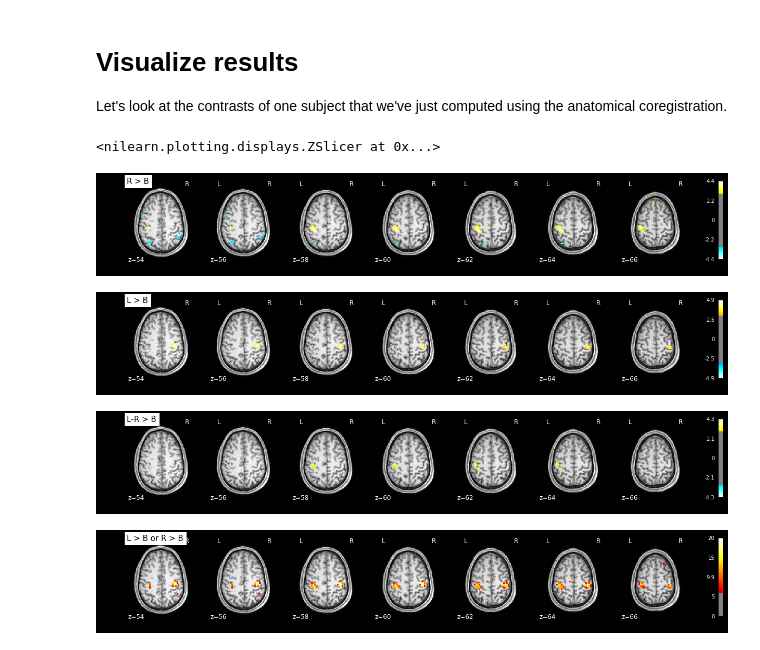
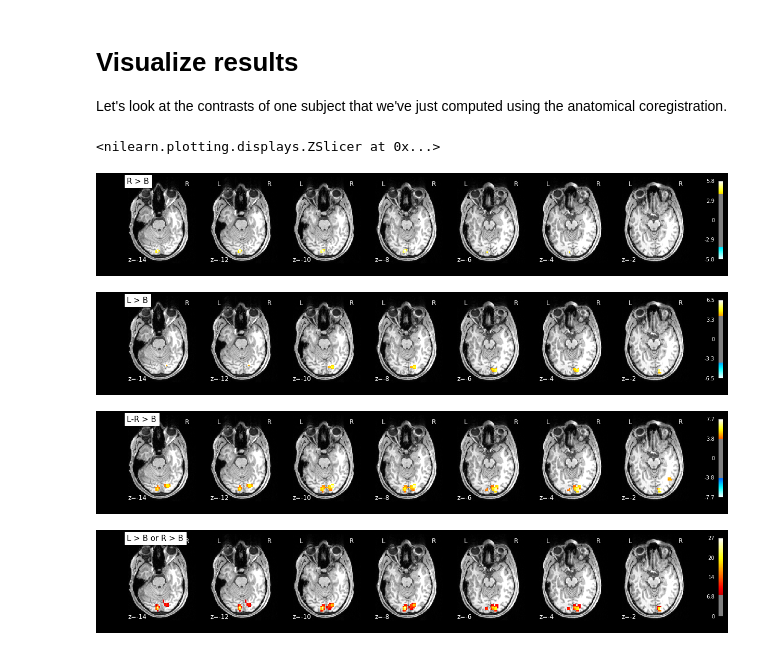
Before and after one commit to asligulkurt/NipypeTutorial, a Jupyter notebook: analysis_pipeline.ipynb, the cells around one changed output. Saved outputs shown, nothing was run; the diff lists cells and outputs as text; code cells hidden in the pictures.

```diff
--- a/preproc_analysis_visual-motor-task.ipynb
+++ b/analysis_pipeline.ipynb
@@ -927,31 +835,31 @@ Let's look at the contrasts of one subject that we've just computed using the an
 # %%
 from nilearn.plotting import plot_stat_map
 anatimg = data_dir+'sub-01/anat/sub-01_T1.nii'
-# cut_coords=(-14,-12,-10,-8,-6,-4,-2)
-cut_coords=(54,56,58,60,62,64,66)
-threshold = 3.0
+cut_coords=(-14,-12,-10,-8,-6,-4,-2)
+# cut_coords=(54,56,58,60,62,64,66)
+threshold = 4.0
 
 
-contrasts_dir = output_dir + '/1stLevel/_fwhm_id_4_run_id_run-04sub-01'
+contrasts_dir = output_dir + '/1stLevel/_fwhm_id_4_run_id_run-01sub-01'
 plot_stat_map(
     contrasts_dir+'/spmT_0001.nii', title=contL1,
     bg_img=anatimg, threshold=threshold, display_mode='z', cut_coords=cut_coords, dim=-1)
 
 plot_stat_map(
     contrasts_dir+'/spmT_0002.nii', title=contL2,
     bg_img=anatimg, threshold=threshold, display_mode='z', cut_coords=cut_coords, dim=-1)
 
 plot_stat_map(
     contrasts_dir+'/spmT_0003.nii', title=contL3,
     bg_img=anatimg, threshold=threshold, display_mode='z', cut_coords=cut_coords, dim=-1)
 
 
 plot_stat_map(
     contrasts_dir+'/spmF_0004.nii', title=contL4,
     bg_img=anatimg, threshold=2*threshold, display_mode='z', cut_coords=cut_coords, dim=-1)
 # %% [output]
 <nilearn.plotting.displays.ZSlicer at 0x...>
-[figure, old version]
+[figure, new version]
-[figure, old version]
+[figure, new version]
-[figure, old version]
+[figure, new version]
-[figure, old version]
+[figure, new version]
```
Also changed, not shown: parts of 20 cells of this notebook, 6 other files.
